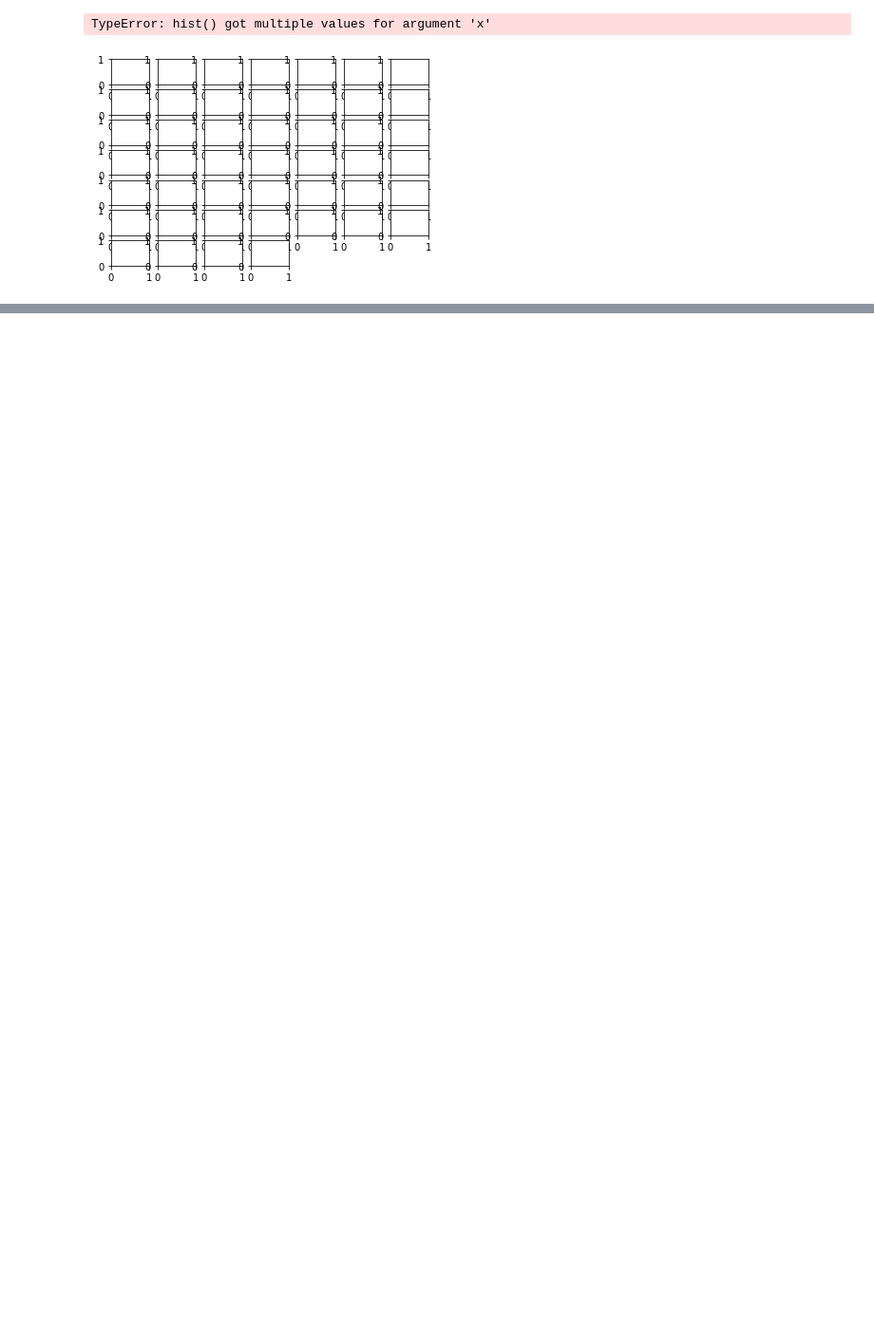
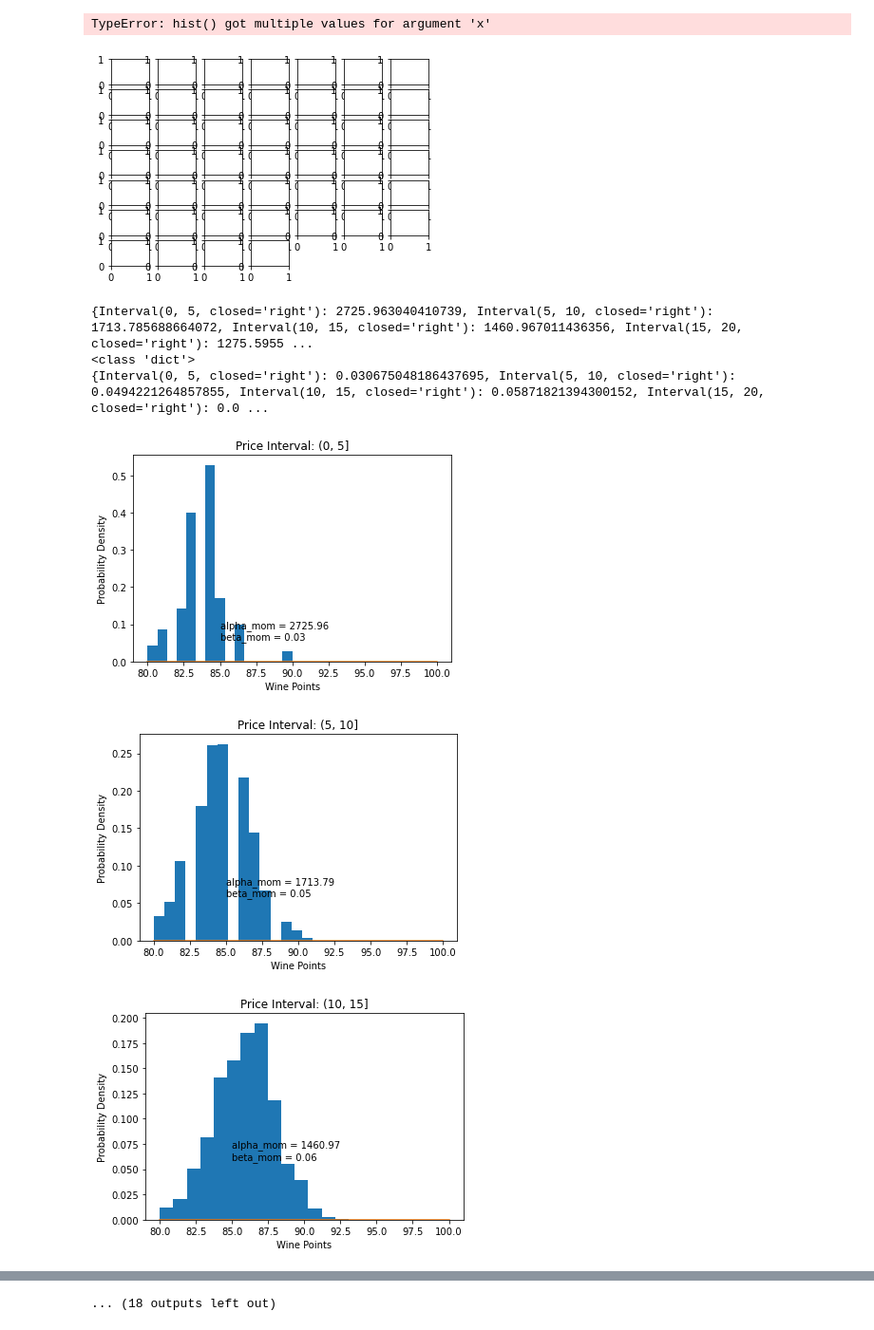
Before and after one commit to JasmnC/DS_MethodOfMovements, a Jupyter notebook: MoM.ipynb, the cells around one changed output, grey strips where cells are left out. Shown at 95% size. Cells and saved outputs as stored; diff of their text form; code cells hidden in the pictures; blank space fills up the shorter version.

Commit message:
test cleaning data with small samples

```diff
--- a/MoM.ipynb
+++ b/MoM.ipynb
@@ -107,3 +126,60 @@ df.hist(x='price',y='points',by='country')
 # %% [output]
 TypeError: hist() got multiple values for argument 'x'
 [figure]
+# %%
+import pandas as pd
+import numpy as np
+import matplotlib.pyplot as plt
+from scipy.stats import gamma
+
+# Read the CSV into a DataFrame
+wine_data = pd.read_csv('wine_data.csv')
+
+# Group the data by price intervals (e.g., 5-unit intervals)df
+wine_data['PriceInterval'] = pd.cut(wine_data['price'], bins=np.arange(0, 150, 5))
+
+# Initialize empty dictionaries to store alpha and beta values for each interval
+alpha_mom_dict = {}
+beta_mom_dict = {}
+
+# Iterate through each price interval
+for interval, group in wine_data.groupby('PriceInterval'):
+    mean = group['points'].mean()
+    var = group['points'].var()
+
+    # Calculate alpha and beta using MoM
+    alpha_mom = (mean**2) / var
+    beta_mom = var / mean
+
+    # Store alpha and beta in dictionaries
+    alpha_mom_dict[interval] = alpha_mom
+    beta_mom_dict[interval] = beta_mom
+
+print(alpha_mom_dict)
+print(type(alpha_mom_dict))
+print(beta_mom_dict)
+
+# Create individual plots for each price interval
+for interval, alpha in alpha_mom_dict.items():
+    plt.figure(figsize=(6, 4))
+    plt.title(f'Price Interval: {interval}')
+    plt.hist(wine_data[wine_data['PriceInterval'] == interval]['points'], density=True, bins=15)
+#         ax.plot(x, gamma.pdf(x, alpha_mom[m], beta_mom[m]))
+
+
+    x = np.linspace(80, 100, 100)
+    plt.plot(x, gamma.pdf(x, alpha_mom, beta_mom_dict[interval]))
+
+    plt.annotate(f'alpha_mom = {alpha:.2f}\nbeta_mom = {beta_mom_dict[interval]:.2f}', xy=(85, 0.06))
+    plt.xlabel('Wine Points')
+    plt.ylabel('Probability Density')
+
+plt.tight_layout()
+plt.show()
+# %% [output]
+{Interval(0, 5, closed='right'): 2725.963040410739, Interval(5, 10, closed='right'): 1713.785688664072, Interval(10, 15, closed='right'): 1460.967011436356, Interval(15, 20, closed='right'): 1275.5955 ...
+<class 'dict'>
+{Interval(0, 5, closed='right'): 0.030675048186437695, Interval(5, 10, closed='right'): 0.0494221264857855, Interval(10, 15, closed='right'): 0.05871821394300152, Interval(15, 20, closed='right'): 0.0 ...
+[figure, added]
+[figure, added]
+[figure, added]
@@ -109,0 +194 @@ TypeError: hist() got multiple values for argument 'x'
+... (18 outputs left out)
```
Also changed, not shown: parts of 11 cells of this notebook.
